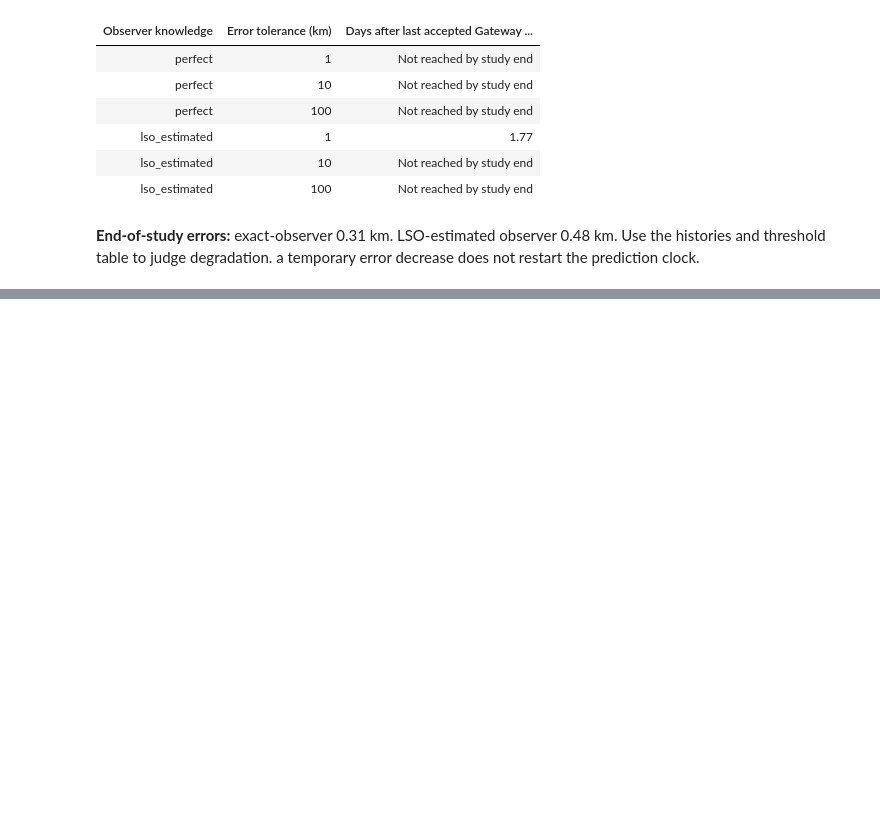
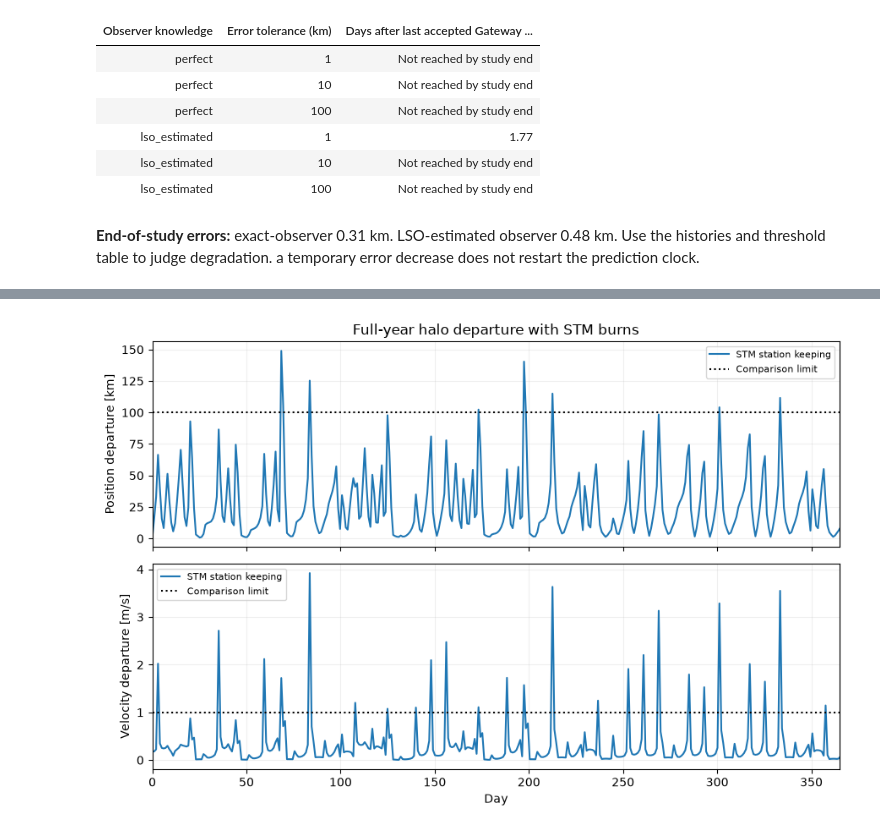
Before and after one commit to scottblender/Halo_Orbit_Tracking, a Jupyter notebook: notebooks/00_gateway_tracking_comparison.ipynb, the cells around one changed output, grey strips where cells are left out. Drawn from its saved outputs; the diff is of its cells as text; code cells hidden in the pictures; blank space fills up the shorter version.

Commit message:
Add full-year STM station keeping and tracking RMSE uncertainty to Notebook 00

```diff
--- a/notebooks/00_gateway_tracking_comparison.ipynb
+++ b/notebooks/00_gateway_tracking_comparison.ipynb
@@ -551,0 +451,16 @@ The visualizations in Notebook 00 establish the problem, measurement architectur
+# %%
+from pathlib import Path
+import numpy as np
+import matplotlib.pyplot as plt
+from IPython.display import display, Markdown
+from halo_tracking.study import load_config
+from halo_tracking.stm_baseline import run_stm_baseline
+ROOT = next(p for p in [Path.cwd(), *Path.cwd().parents] if (p/'configs/baseline.json').exists())
+annual_cfg = load_config(ROOT/'configs/baseline.json')
+annual_cfg['narx']['closed_loop_measurement_cadence_s'] = 21600.
+STM_OUT = ROOT/'artifacts'/'stm_baseline'
+annual, annual_summary = run_stm_baseline(annual_cfg, STM_OUT, days=365, seed=24017)
+annual_day = annual['day']
+print(f"STM run reached day {annual_summary['last_simulated_day']:.1f} of 365.")
+print(f"Evaluated samples: {annual_summary['evaluated_samples']} / {annual_summary['planned_samples']}; stop reason: {annual_summary['stop_reason'] or 'completed'}.")
+print(f"Optical measurements every six hours plus burn-decision epochs; plotted metrics sampled about every {annual_summary['decision_spacing_days']:.2f} days.")
@@ -551,0 +475,13 @@ The visualizations in Notebook 00 establish the problem, measurement architectur
+# %%
+fig, axes = plt.subplots(2,1,figsize=(9,6),sharex=True)
+for ax,key,limit,unit in zip(axes,
+    ('observer_truth_position_departure_km','observer_truth_velocity_departure_m_s'),
+    (100.,1.),('Position departure [km]','Velocity departure [m/s]')):
+    ax.plot(annual_day,annual[key],color='tab:blue',label='STM station keeping')
+    ax.axhline(limit,color='black',ls=':',label='Comparison limit')
+    ax.set(ylabel=unit,xlim=(0,365)); ax.grid(alpha=.2); ax.legend(fontsize=8)
+axes[0].set_title('Full-year halo departure with STM burns')
+axes[1].set_xlabel('Day')
+fig.tight_layout();fig.savefig(STM_OUT/'stm_station_keeping.png',dpi=100);plt.show()
+# %% [output]
+[figure, added]
```
Also changed, not shown: parts of 16 cells of this notebook, 15 other files.
